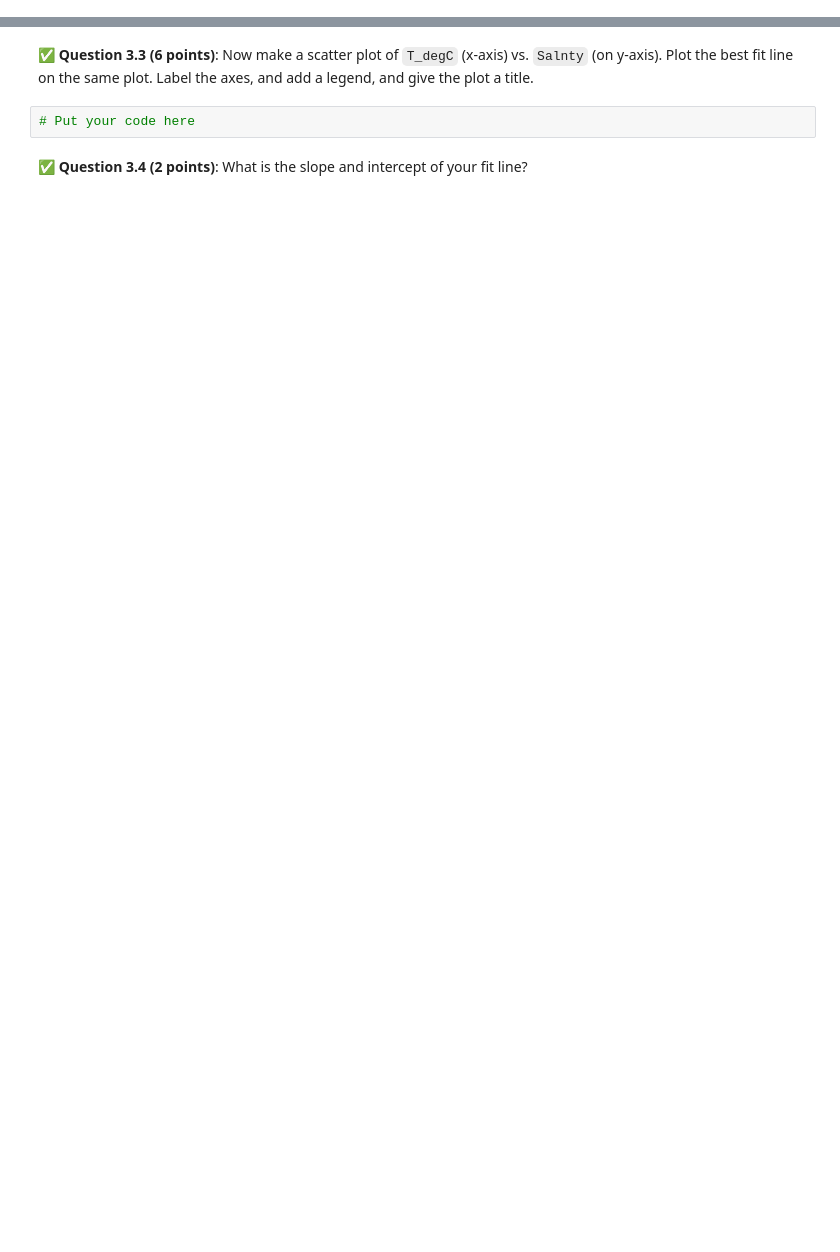
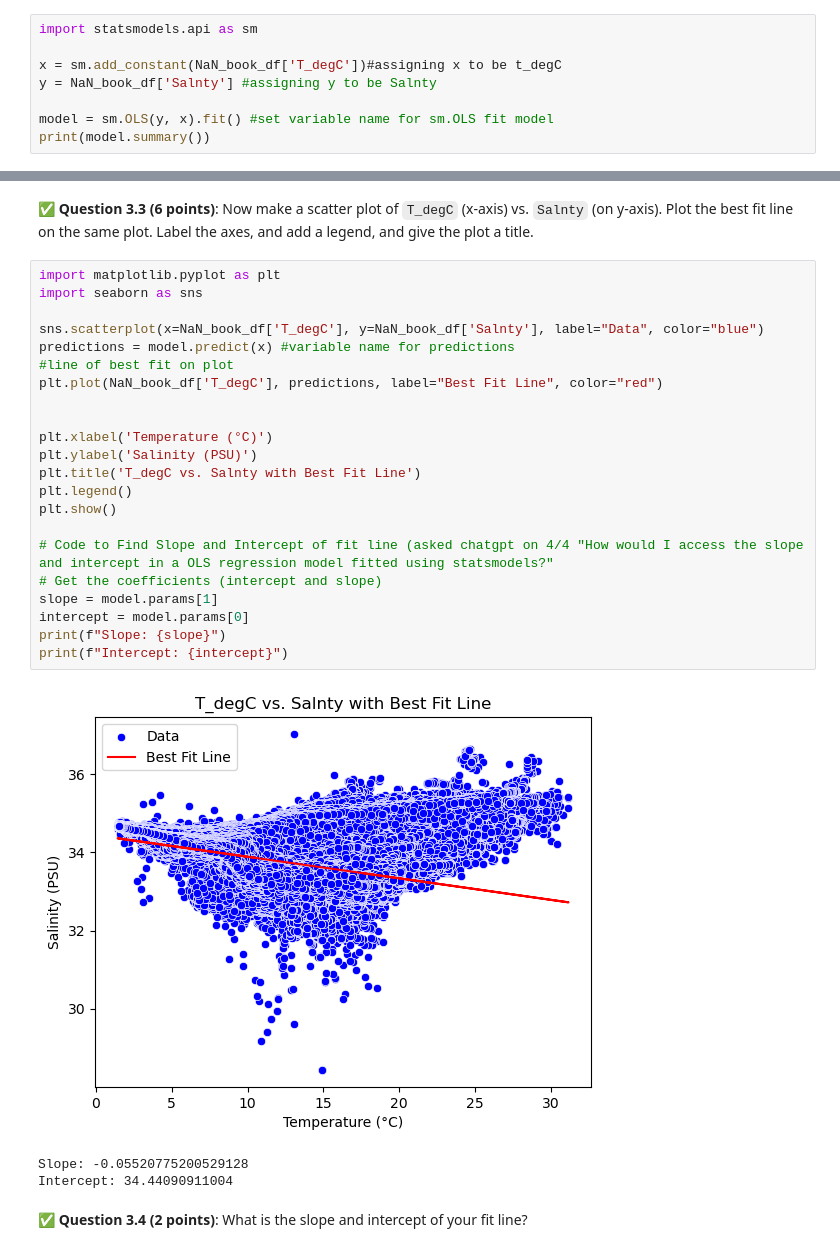
Before and after one commit to Demskini/CMSE202-fs25-turnin, a Jupyter notebook: hw-03/HW-03_Regression-S25-STUDENT.ipynb, the cells around one changed output, grey strips where cells are left out. Cells and saved outputs as stored; diff of their text form; blank space fills up the shorter version.

```diff
--- a/hw-03/HW-03_Regression-S25-STUDENT.ipynb
+++ b/hw-03/HW-03_Regression-S25-STUDENT.ipynb
@@ -145,0 +144,8 @@ In this part, we'll perform some one-variable linear and polynomial regression a
+# %%
+import statsmodels.api as sm
+
+x = sm.add_constant(NaN_book_df['T_degC'])#assigning x to be t_degC
+y = NaN_book_df['Salnty'] #assigning y to be Salnty
+
+model = sm.OLS(y, x).fit() #set variable name for sm.OLS fit model
+print(model.summary())
@@ -154,6 +181,30 @@ In this part, we'll perform some one-variable linear and polynomial regression a
 # %% [markdown]
 &#9989;  **Question 3.3 (6 points)**: Now make a scatter plot of `T_degC` (x-axis) vs. `Salnty` (on y-axis). Plot the best fit line on the same plot. Label the axes, and add a legend, and give the plot a title.
-# %%
-# Put your code here
+# %%
+import matplotlib.pyplot as plt
+import seaborn as sns
+
+sns.scatterplot(x=NaN_book_df['T_degC'], y=NaN_book_df['Salnty'], label="Data", color="blue")
+predictions = model.predict(x) #variable name for predictions
+#line of best fit on plot
+plt.plot(NaN_book_df['T_degC'], predictions, label="Best Fit Line", color="red")
+
+
+plt.xlabel('Temperature (°C)')
+plt.ylabel('Salinity (PSU)')
+plt.title('T_degC vs. Salnty with Best Fit Line')
+plt.legend()
+plt.show()
+
+# Code to Find Slope and Intercept of fit line (asked chatgpt on 4/4 "How would I access the slope and intercept in a OLS regression model fitted using statsmodels?"
+# Get the coefficients (intercept and slope)
+slope = model.params[1]
+intercept = model.params[0]
+print(f"Slope: {slope}")
+print(f"Intercept: {intercept}")
+# %% [output]
+[figure, added]
+Slope: -0.05520775200529128
+Intercept: 34.44090911004
 # %% [markdown]
 &#9989;  **Question 3.4 (2 points)**: What is the slope and intercept of your fit line?
```
Also changed, not shown: parts of 10 cells of this notebook.
